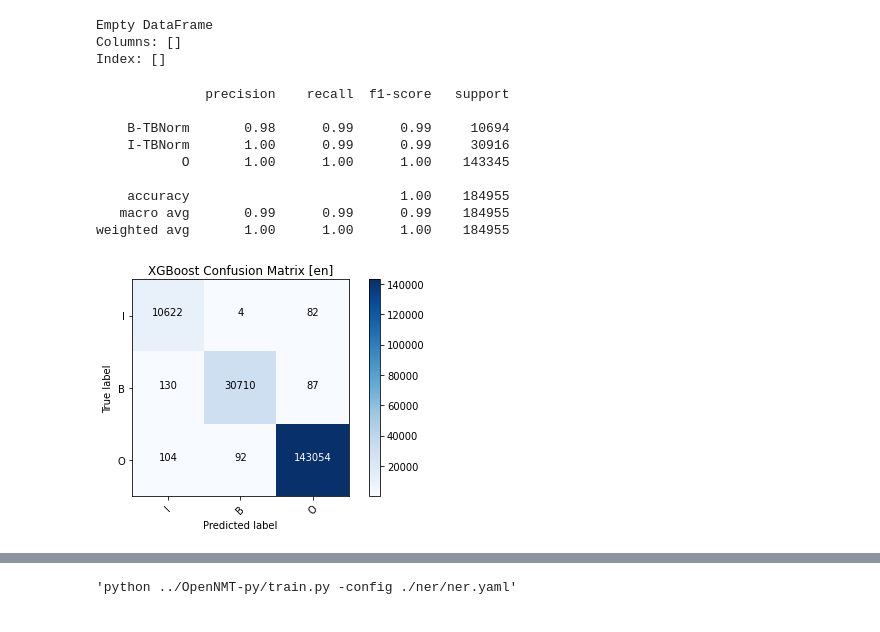
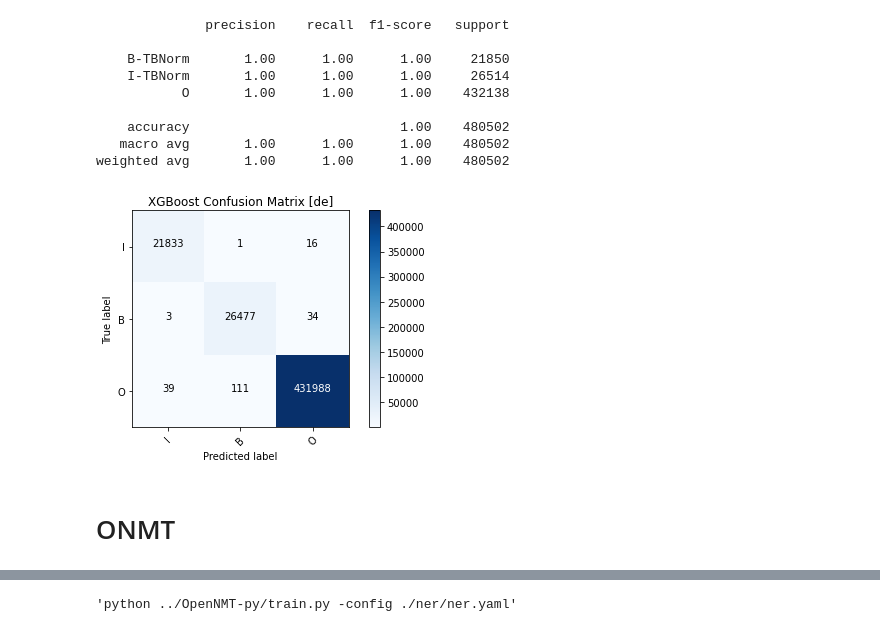
Before and after one commit to sting1000/generator, a Jupyter notebook: ner.ipynb, the cells around one changed output, grey strips where cells are left out. Saved outputs shown, nothing was run; the diff lists cells and outputs as text; code cells hidden in the pictures.

```diff
--- a/ner.ipynb
+++ b/ner.ipynb
@@ -12,7 +12,7 @@ import pandas as pd
 from sklearn.model_selection import train_test_split
 
 out_path = r'.'
-df = pd.read_csv(r'data/bio/all_2.csv', header=None)
+df = pd.read_csv(r'data/bio/de.csv', header=None)
 df.columns = ['sentence_id', 'intent', 'language', 'written', 'spoken','type', 'token', 'token_id', 'tag']
 df.sentence_id = df.sentence_id.astype(int)
 df.token_id.fillna(0, inplace=True)
@@ -108,7 +94,7 @@ def load_data(df, max_num_features=10, pad_size=1, boundary_letter=-1, space_let
     return x_data, y_data, labels
 # %%
 max_num_features = 10
-pad_size = 1
+pad_size = 3
 boundary_letter = -1
 space_letter = 0
 max_data_size = -1
@@ -153,16 +149,26 @@ Index(['O', 'B-TBNorm', 'I-TBNorm'], dtype='object')
 # %%
 labels = labels_train
 num_class = len(labels)
+x_valid, y_valid, labels_valid = load_data(test,
+                                           max_num_features=max_num_features,
+                                           pad_size=pad_size,
+                                           boundary_letter=boundary_letter,
+                                           space_letter=space_letter,
+                                           max_data_size=max_data_size)
+gc.collect()
+
+
 dtrain = xgb.DMatrix(x_train, label=y_train)
 dvalid = xgb.DMatrix(x_valid, label=y_valid)
 watchlist = [(dvalid, 'valid'), (dtrain, 'train')]
 
 param = {'objective':'multi:softmax',
-         'eta':'0.3', 'max_depth':10,
+         'eta':'0.3', 'max_depth':8,
          'silent':1, 'nthread':-1,
          'num_class':num_class,
-         'eval_metric':'auc'}
-model = xgb.train(param, dtrain, 500, watchlist, early_stopping_rounds=20, verbose_eval=10)
+         'eval_metric':'merror',
+        'gpu_id':0, 'tree_method':'gpu_hist'}
+model = xgb.train(param, dtrain, 1000, watchlist, early_stopping_rounds=20, verbose_eval=10)
 # model = xgb.Booster({'nthread': -1})  # init model
 # model.load_model(os.path.join(out_path, 'xgb_model'))
 gc.collect()
@@ -180,9 +186,9 @@ df_pred = pd.DataFrame(columns=['data', 'predict', 'target'])
 df_pred['data'] = x_valid
 df_pred['predict'] = pred
 df_pred['target'] = y_valid
-df_pred.to_csv(os.path.join(out_path, 'pred.csv'))
+df_pred.to_csv(os.path.join(out_path, 'ner/pred.csv'))
 
 df_erros = df_pred.loc[df_pred['predict'] != df_pred['target']]
-df_erros.to_csv(os.path.join(out_path, 'errors.csv'), index=False)
-model.save_model(os.path.join(out_path, 'xgb_model'))
+df_erros.to_csv(os.path.join(out_path, 'ner/errors.csv'), index=False)
+model.save_model(os.path.join(out_path, 'ner/xgb_model'))
 # %% [output]
@@ -294,31 +243,26 @@ t
-# %%
-r.columns = t.columns
-t.compare(r)
-# %% [output]
-Empty DataFrame
-Columns: []
-Index: []
 # %%
 from sklearn.metrics import classification_report as report
 print(report(df_pred.predict, df_pred.target))
 # %% [output]
               precision    recall  f1-score   support
 
-    B-TBNorm       0.98      0.99      0.99     10694
-    I-TBNorm       1.00      0.99      0.99     30916
-           O       1.00      1.00      1.00    143345
+    B-TBNorm       1.00      1.00      1.00     21850
+    I-TBNorm       1.00      1.00      1.00     26514
+           O       1.00      1.00      1.00    432138
 
-    accuracy                           1.00    184955
-   macro avg       0.99      0.99      0.99    184955
-weighted avg       1.00      1.00      1.00    184955
+    accuracy                           1.00    480502
+   macro avg       1.00      1.00      1.00    480502
+weighted avg       1.00      1.00      1.00    480502
 # %%
 from sklearn.metrics import confusion_matrix as cm
 from classification_report import  plot_confusion_matrix
 matrix = cm(df_pred.predict, df_pred.target)
 plot_confusion_matrix(matrix, classes=['I', 'B', 'O'],
-                      title='XGBoost Confusion Matrix [{}]'.format('en'))
+                      title='XGBoost Confusion Matrix [{}]'.format('de'))
 # %% [output]
-[figure, old version]
+[figure, new version]
+# %% [markdown]
+# ONMT
 # %%
 # use Opennmt
 from helper import replace_space, make_src_tgt
```
Also changed, not shown: parts of 30 cells of this notebook, 1 other file.
